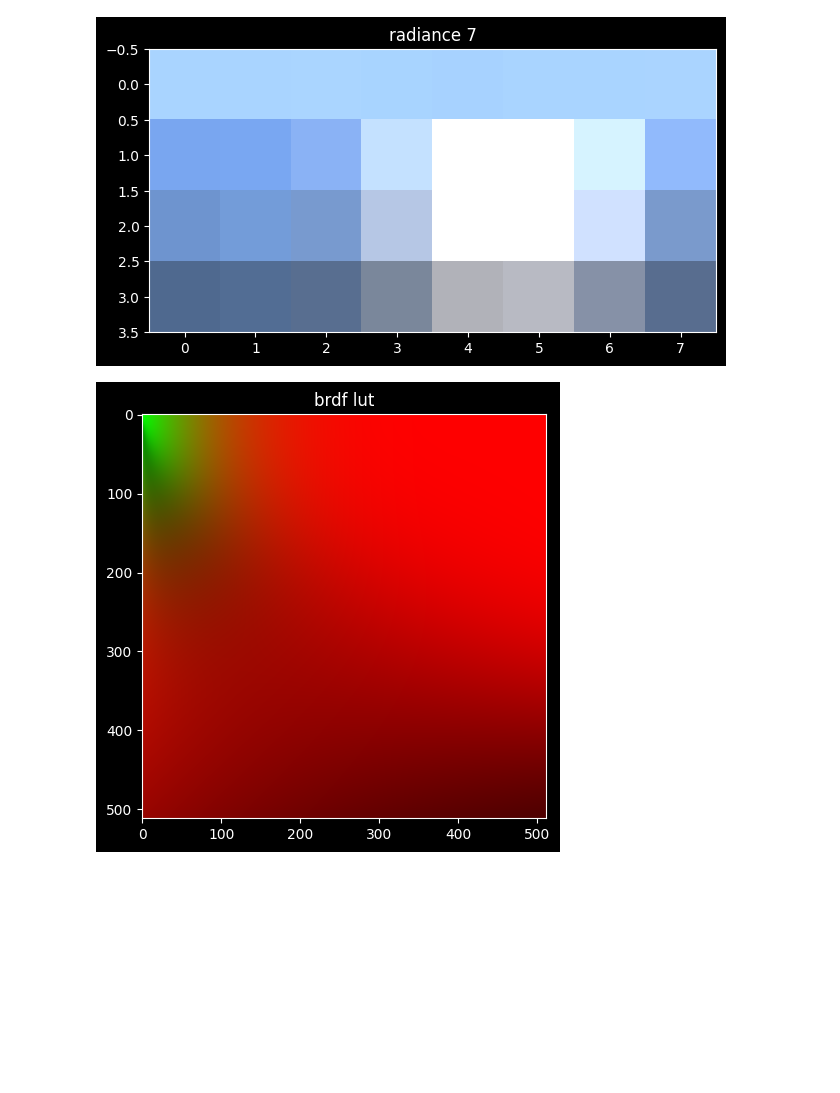
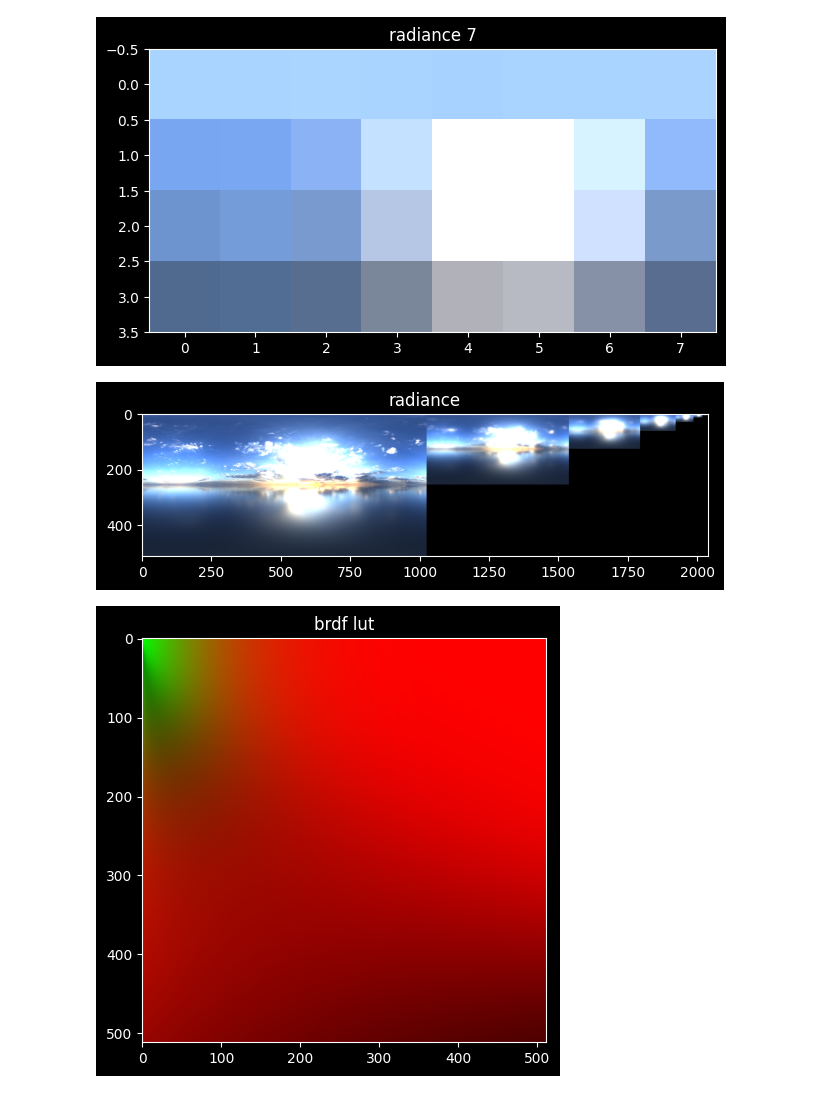
Before and after one commit to andyroiiid/GenIBL, a Jupyter notebook: test.ipynb, the cells around one changed output. Drawn from its saved outputs; the diff is of its cells as text; code cells hidden in the pictures; blank space fills up the shorter version.

Commit message:
Pack radiance directly into an atlas

```diff
--- a/test.ipynb
+++ b/test.ipynb
@@ -16,13 +16,14 @@ save_image("output/irradiance.exr", dumped)
 # %%
 radiance_base_size = Glm.UVec2(1024, 512)
 radiance_mip_levels = 8
+radiance_mips = []
 for i in range(radiance_mip_levels):
     roughness = i / (radiance_mip_levels - 1)
     size = Glm.UVec2(radiance_base_size.x >> i, radiance_base_size.y >> i)
     radiance = prefilter_radiance(image, size, roughness)
     dumped = dump_image(radiance)
+    radiance_mips.append(dumped)
     show_image(dumped, f"radiance {i}")
-    save_image(f"output/radiance_{i}.exr", dumped)
 # %% [output]
 [figure]
 [figure]
@@ -32,6 +33,17 @@ for i in range(radiance_mip_levels):
 [figure]
 [figure]
 [figure]
+# %%
+for i in range(radiance_mip_levels):
+    mip = radiance_mips[i]
+    height, _, _ = mip.shape
+    mip = np.pad(mip, ((0, radiance_base_size.y - height), (0, 0), (0, 0)), mode="constant", constant_values=0)
+    radiance_mips[i] = mip
+radiance = np.hstack(radiance_mips)
+show_image(radiance, "radiance")
+save_image("output/radiance.exr", radiance)
+# %% [output]
+[figure, added]
 # %%
 brdf_lut = integrate_brdf(512)
 dumped = dump_image(brdf_lut)
```
Also changed, not shown: parts of 1 cell of this notebook, 12 other files.
